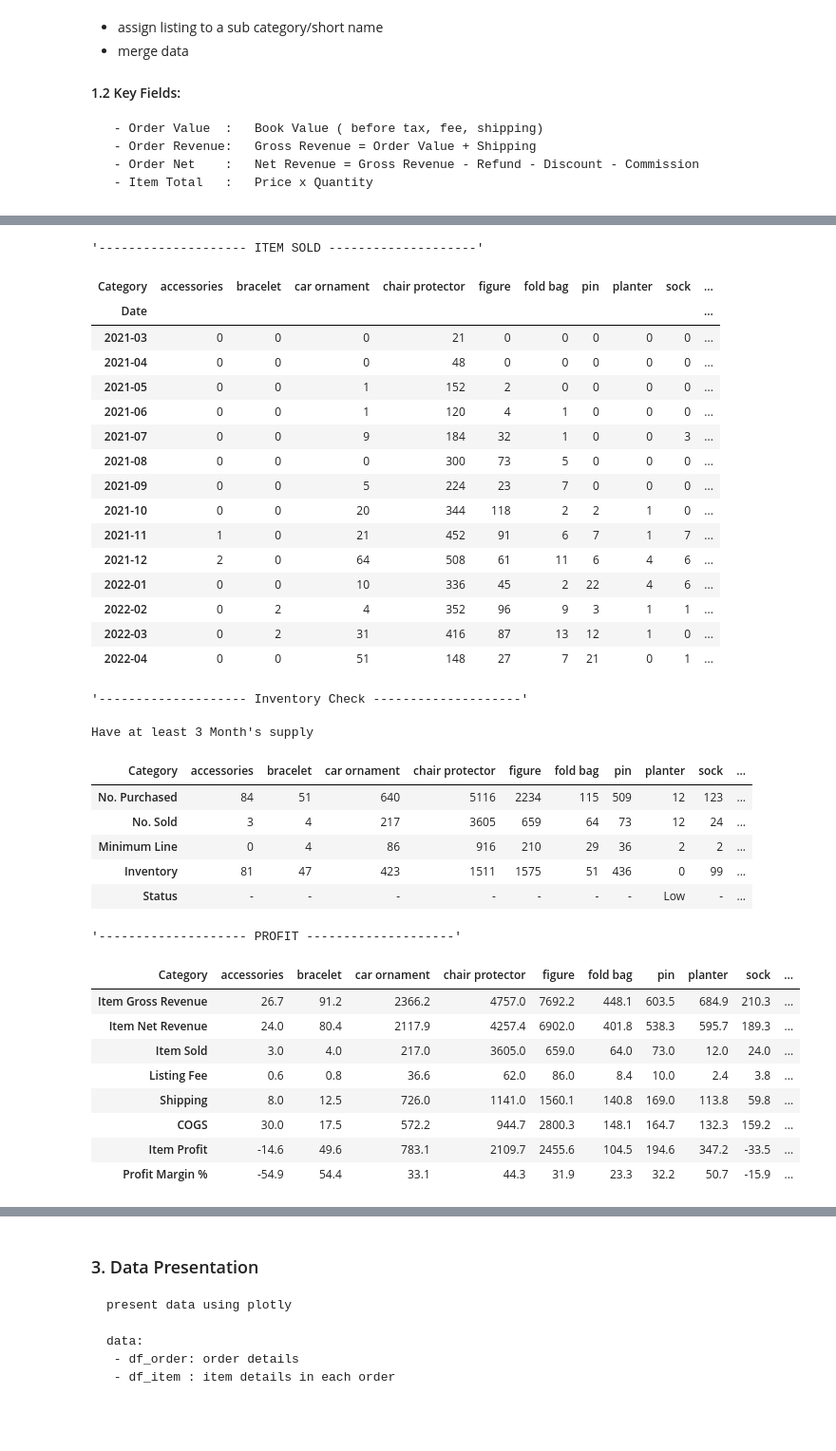
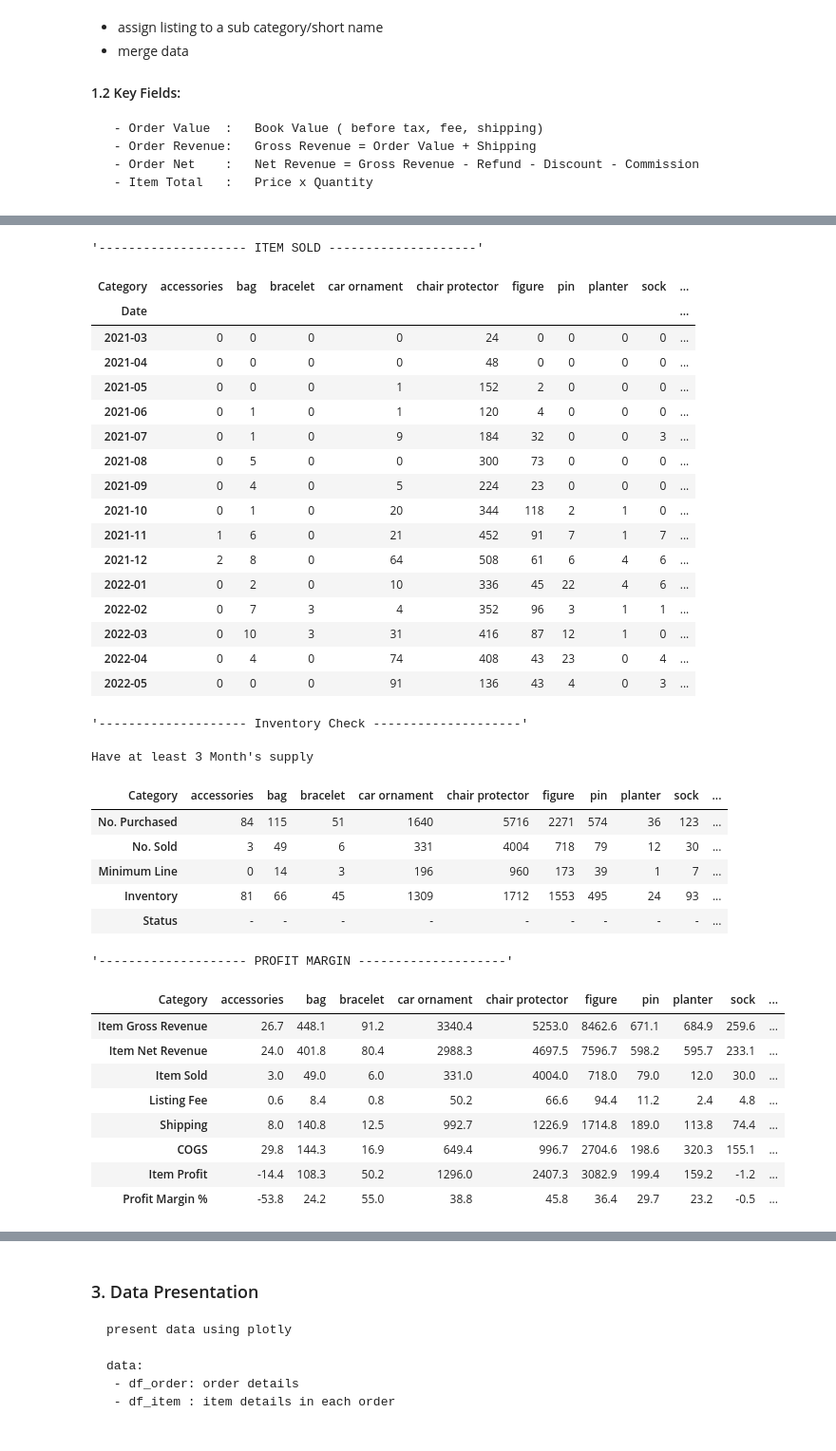
Before and after one commit to mumuxi15/02-Data-Science-Project, a Jupyter notebook: 22-Etsy Sale/sale_analysis.ipynb, the cells around one changed output, grey strips where cells are left out. Shown at 95% size. Drawn from its saved outputs; the diff is of its cells as text; code cells hidden in the pictures.

```diff
--- a/22-Etsy Sale/sale_analysis.ipynb
+++ b/22-Etsy Sale/sale_analysis.ipynb
@@ -61,11 +62,13 @@ def load_orders(begin=2021, end=2022):
     print_heading(' ITEM DETAILS ')       # ---------- ORDER DETAILS   -------------
     items = csv_reader(name='EtsySoldOrderItems', begin=begin, end=end)
 
-    drop_id = [1036136177,1031877031,1156104972]
-    items = items.loc[~items['Listing ID'].isin(drop_id)]         #drop unwanted listing id
+    items = items.loc[~items['Listing ID'].isin(DROP_ID)]         #drop unwanted listing id
     items['Category'] = items['Listing ID'].map(assign_category(items))
     items = items[list(set(items.columns) & set(DATA_FIELDS))]
     assert len(items[items['Category'].isnull()])== 0, 'Undefined listing, Edit mapper'
+    items['Listing ID'] = items['Listing ID'].map(lambda x: hash(str(x))+sys.maxsize + 1)    #Hash list id for security
+    items['Variations'] =  items['Variations'].str.lower()
+
     display (items.head(3))
 
     cols_to_use = orders.columns.difference(items.columns).to_list()+['Order ID']
@@ -73,13 +76,12 @@ def load_orders(begin=2021, end=2022):
         items, orders[cols_to_use],
         how="left", on='Order ID',
         sort=True,indicator=False,
-    )
+    ).sort_values(by='Sale Date')
 
     df['Shipping'] = (df['Category'].map(USPS_RATE).fillna(4))/df['Number of Items']*df['Quantity']+(df['Number of Items']-1)*0.25
     df['Listing Fee'] = 0.2
     df['Item Gross Revenue'] = df['Order Revenue']/df['Order Value']*(df['Item Total'])
     df['Item Net Revenue']   = df['Order Net']/df['Order Value']*(df['Item Total'])
-
 
     print_heading(' COMBINED ')
     display(df.head(3))
@@ -145,7 +154,7 @@ def calculate_revenue():
 
 
 def calculate_profit(df):
-    print_heading(' PROFIT ')
+    print_heading(' PROFIT MARGIN ')
     return pd.pivot_table(
                         df.groupby(['Category']).sum(),
                         values = ['Item Gross Revenue','Item Net Revenue','Item Sold','Shipping','Listing Fee'],
@@ -185,64 +194,65 @@ def sale_summary(data):
                         index='Date',
                         columns = 'Category',
         ).fillna(0)
     display(sold.astype(int))
     ############  Inventory Check   #############
     print_heading(' Inventory Check ')
     print ("Have at least 3 Month's supply ")
     cost = calculate_cogs()
     inventory = cost['Quantity']
     inv = pd.concat([ inventory.rename('No. Purchased'),sold.sum().rename('No. Sold')],axis=1)
     inv['Minimum Line']= sold.tail(3).sum()
     inv['Inventory'] = inv['No. Purchased'] - inv['No. Sold']
     inv = inv.astype(int)
     inv['Status'] = (inv['Inventory'] <= inv['Minimum Line']).map({True:'Low',False:'-'})
     inv = inv.T.style.applymap(color_low_red)
     display(inv)
 
 #   ##############  Profit  #############
 #
     pnl  = calculate_profit(df)
     rs = pd.concat([pnl,cost[['COGS']]],axis=1)
     rs['Item Profit'] = rs['Item Net Revenue']- rs['Listing Fee'] - rs['Shipping'] - rs['COGS']
     rs['Profit Margin %'] = rs['Item Profit']/rs['Item Gross Revenue']*100
     display(rs.T.round(1))
     return
 
 
 sale_summary(orders)
 # %% [output]
 '-------------------- ITEM SOLD --------------------'
-| Category | accessories | bracelet | car ornament | chair protector | figure | fold bag | pin | planter | sock | ... |
+| Category | accessories | bag | bracelet | car ornament | chair protector | figure | pin | planter | sock | ... |
 | Date |  |  |  |  |  |  |  |  |  | ... |
-| 2021-03 | 0 | 0 | 0 | 21 | 0 | 0 | 0 | 0 | 0 | ... |
-| 2021-04 | 0 | 0 | 0 | 48 | 0 | 0 | 0 | 0 | 0 | ... |
-| 2021-05 | 0 | 0 | 1 | 152 | 2 | 0 | 0 | 0 | 0 | ... |
-| 2021-06 | 0 | 0 | 1 | 120 | 4 | 1 | 0 | 0 | 0 | ... |
-| 2021-07 | 0 | 0 | 9 | 184 | 32 | 1 | 0 | 0 | 3 | ... |
-| 2021-08 | 0 | 0 | 0 | 300 | 73 | 5 | 0 | 0 | 0 | ... |
-| 2021-09 | 0 | 0 | 5 | 224 | 23 | 7 | 0 | 0 | 0 | ... |
-| 2021-10 | 0 | 0 | 20 | 344 | 118 | 2 | 2 | 1 | 0 | ... |
-| 2021-11 | 1 | 0 | 21 | 452 | 91 | 6 | 7 | 1 | 7 | ... |
-| 2021-12 | 2 | 0 | 64 | 508 | 61 | 11 | 6 | 4 | 6 | ... |
-| 2022-01 | 0 | 0 | 10 | 336 | 45 | 2 | 22 | 4 | 6 | ... |
-| 2022-02 | 0 | 2 | 4 | 352 | 96 | 9 | 3 | 1 | 1 | ... |
-| 2022-03 | 0 | 2 | 31 | 416 | 87 | 13 | 12 | 1 | 0 | ... |
-| 2022-04 | 0 | 0 | 51 | 148 | 27 | 7 | 21 | 0 | 1 | ... |
+| 2021-03 | 0 | 0 | 0 | 0 | 24 | 0 | 0 | 0 | 0 | ... |
+| 2021-04 | 0 | 0 | 0 | 0 | 48 | 0 | 0 | 0 | 0 | ... |
+| 2021-05 | 0 | 0 | 0 | 1 | 152 | 2 | 0 | 0 | 0 | ... |
+| 2021-06 | 0 | 1 | 0 | 1 | 120 | 4 | 0 | 0 | 0 | ... |
+| 2021-07 | 0 | 1 | 0 | 9 | 184 | 32 | 0 | 0 | 3 | ... |
+| 2021-08 | 0 | 5 | 0 | 0 | 300 | 73 | 0 | 0 | 0 | ... |
+| 2021-09 | 0 | 4 | 0 | 5 | 224 | 23 | 0 | 0 | 0 | ... |
+| 2021-10 | 0 | 1 | 0 | 20 | 344 | 118 | 2 | 1 | 0 | ... |
+| 2021-11 | 1 | 6 | 0 | 21 | 452 | 91 | 7 | 1 | 7 | ... |
+| 2021-12 | 2 | 8 | 0 | 64 | 508 | 61 | 6 | 4 | 6 | ... |
+| 2022-01 | 0 | 2 | 0 | 10 | 336 | 45 | 22 | 4 | 6 | ... |
+| 2022-02 | 0 | 7 | 3 | 4 | 352 | 96 | 3 | 1 | 1 | ... |
+| 2022-03 | 0 | 10 | 3 | 31 | 416 | 87 | 12 | 1 | 0 | ... |
+| 2022-04 | 0 | 4 | 0 | 74 | 408 | 43 | 23 | 0 | 4 | ... |
+| 2022-05 | 0 | 0 | 0 | 91 | 136 | 43 | 4 | 0 | 3 | ... |
 '-------------------- Inventory Check --------------------'
 Have at least 3 Month's supply
-| Category | accessories | bracelet | car ornament | chair protector | figure | fold bag | pin | planter | sock | ... |
-| No. Purchased | 84 | 51 | 640 | 5116 | 2234 | 115 | 509 | 12 | 123 | ... |
-| No. Sold | 3 | 4 | 217 | 3605 | 659 | 64 | 73 | 12 | 24 | ... |
-| Minimum Line | 0 | 4 | 86 | 916 | 210 | 29 | 36 | 2 | 2 | ... |
-| Inventory | 81 | 47 | 423 | 1511 | 1575 | 51 | 436 | 0 | 99 | ... |
-| Status | - | - | - | - | - | - | - | Low | - | ... |
+| Category | accessories | bag | bracelet | car ornament | chair protector | figure | pin | planter | sock | ... |
+| No. Purchased | 84 | 115 | 51 | 1640 | 5716 | 2271 | 574 | 36 | 123 | ... |
+| No. Sold | 3 | 49 | 6 | 331 | 4004 | 718 | 79 | 12 | 30 | ... |
+| Minimum Line | 0 | 14 | 3 | 196 | 960 | 173 | 39 | 1 | 7 | ... |
+| Inventory | 81 | 66 | 45 | 1309 | 1712 | 1553 | 495 | 24 | 93 | ... |
+| Status | - | - | - | - | - | - | - | - | - | ... |
-'-------------------- PROFIT --------------------'
+'-------------------- PROFIT MARGIN --------------------'
-| Category | accessories | bracelet | car ornament | chair protector | figure | fold bag | pin | planter | sock | ... |
-| Item Gross Revenue | 26.7 | 91.2 | 2366.2 | 4757.0 | 7692.2 | 448.1 | 603.5 | 684.9 | 210.3 | ... |
-| Item Net Revenue | 24.0 | 80.4 | 2117.9 | 4257.4 | 6902.0 | 401.8 | 538.3 | 595.7 | 189.3 | ... |
-| Item Sold | 3.0 | 4.0 | 217.0 | 3605.0 | 659.0 | 64.0 | 73.0 | 12.0 | 24.0 | ... |
-| Listing Fee | 0.6 | 0.8 | 36.6 | 62.0 | 86.0 | 8.4 | 10.0 | 2.4 | 3.8 | ... |
-| Shipping | 8.0 | 12.5 | 726.0 | 1141.0 | 1560.1 | 140.8 | 169.0 | 113.8 | 59.8 | ... |
-| COGS | 30.0 | 17.5 | 572.2 | 944.7 | 2800.3 | 148.1 | 164.7 | 132.3 | 159.2 | ... |
-| Item Profit | -14.6 | 49.6 | 783.1 | 2109.7 | 2455.6 | 104.5 | 194.6 | 347.2 | -33.5 | ... |
-| Profit Margin % | -54.9 | 54.4 | 33.1 | 44.3 | 31.9 | 23.3 | 32.2 | 50.7 | -15.9 | ... |
+| Category | accessories | bag | bracelet | car ornament | chair protector | figure | pin | planter | sock | ... |
+| Item Gross Revenue | 26.7 | 448.1 | 91.2 | 3340.4 | 5253.0 | 8462.6 | 671.1 | 684.9 | 259.6 | ... |
+| Item Net Revenue | 24.0 | 401.8 | 80.4 | 2988.3 | 4697.5 | 7596.7 | 598.2 | 595.7 | 233.1 | ... |
+| Item Sold | 3.0 | 49.0 | 6.0 | 331.0 | 4004.0 | 718.0 | 79.0 | 12.0 | 30.0 | ... |
+| Listing Fee | 0.6 | 8.4 | 0.8 | 50.2 | 66.6 | 94.4 | 11.2 | 2.4 | 4.8 | ... |
+| Shipping | 8.0 | 140.8 | 12.5 | 992.7 | 1226.9 | 1714.8 | 189.0 | 113.8 | 74.4 | ... |
+| COGS | 29.8 | 144.3 | 16.9 | 649.4 | 996.7 | 2704.6 | 198.6 | 320.3 | 155.1 | ... |
+| Item Profit | -14.4 | 108.3 | 50.2 | 1296.0 | 2407.3 | 3082.9 | 199.4 | 159.2 | -1.2 | ... |
+| Profit Margin % | -53.8 | 24.2 | 55.0 | 38.8 | 45.8 | 36.4 | 29.7 | 23.2 | -0.5 | ... |
```
Also changed, not shown: parts of 10 cells of this notebook.
